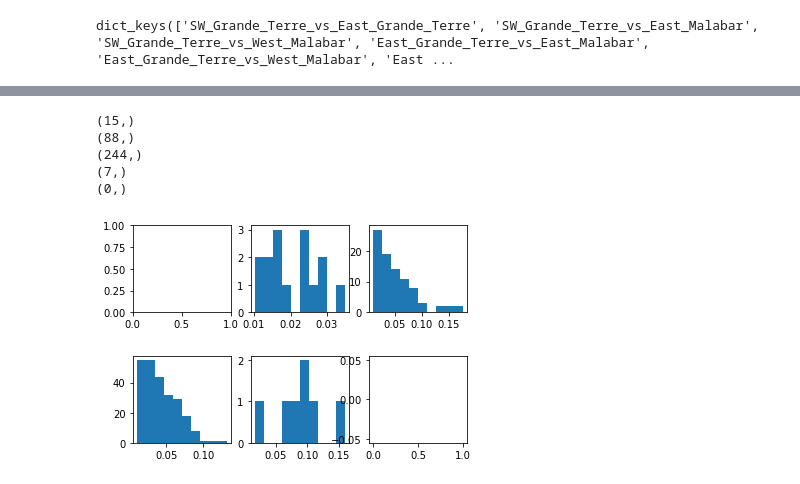
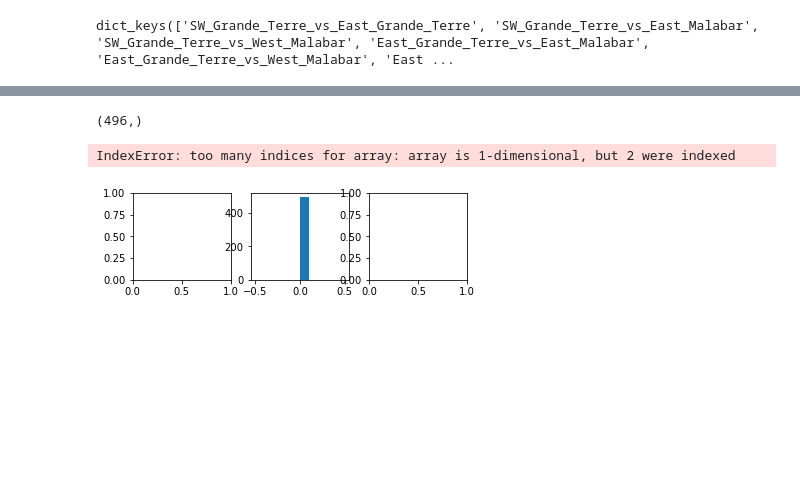
Before and after one commit to uzelkerem/AGT_Population, a Jupyter notebook: Untitled.ipynb, the cells around one changed output, grey strips where cells are left out. Cells and saved outputs as stored; diff of their text form; code cells hidden in the pictures; blank space fills up the shorter version.

```diff
--- a/Untitled.ipynb
+++ b/Untitled.ipynb
@@ -203,11 +196,20 @@ for i in range(0,len(combs)):
         indices_np[combs[i][0]+'_vs_'+combs[i][1]].append(element_srt) # element is the pair of IDa vs IDb such as 1x143
 
         temp_idx=np.where((pair_ids[:,0] == int(element_srt[0])) & (pair_ids[:,1] == int(element_srt[1])))
-        values_np[combs[i][0]+'_vs_'+combs[i][1]].append(relatedness.iloc[temp_idx[0],14].to_numpy()) # 14 is to take out rab data
+        #orjinali values_np[combs[i][0]+'_vs_'+combs[i][1]].append(relatedness.iloc[temp_idx[0],14].to_numpy()) # 14 is to take out rab data
+
+        #asagi yeni ekledim
+        #print(relatedness.iloc[temp_idx[0],14].to_numpy(dtype='float16'))
+        if relatedness.iloc[temp_idx[0],14].to_numpy(dtype='float16') > 0.05:
+            values_np[combs[i][0]+'_vs_'+combs[i][1]].append(relatedness.iloc[temp_idx[0],14].to_numpy(dtype='float16'))
+        else:
+            values_np[combs[i][0]+'_vs_'+combs[i][1]].append(0)
+
+
         del temp_idx
 
-print(indices_np['East_Grande_Terre_vs_East_Malabar'][0])
-print(values_np['East_Grande_Terre_vs_East_Malabar'][0])
+print(indices_np['East_Malabar_vs_West_Malabar'][0])
+print(values_np['East_Malabar_vs_West_Malabar'][0])
 
 #print(values_np['East_Grande_Terre_vs_East_Malabar'][:])
 
@@ -216,4 +218,5 @@ print(values_np['East_Grande_Terre_vs_East_Malabar'][0])
 deneme=np.asarray(values_np['East_Grande_Terre_vs_East_Malabar'])
 
 #print(deneme)
+print(indices_np['East_Malabar_vs_West_Malabar'])
 # %% [output]
@@ -243,40 +405,37 @@ plt.subplots_adjust(hspace=0.5)
 #fig, axs = plt.subplots(2, 3, sharex='col', sharey='row')
 
 # loop through the length of tickers and keep track of index
 for i, key in enumerate(values_np.keys()):
     temp_data=np.asarray(values_np[key])
-    temp_data = temp_data[ (temp_data >= 0.01)]
+    #temp_data = temp_data[ (temp_data >= 0.01)]
 
     ax = plt.subplot(2, 3, i + 1)
     if i>=1:
         ax.hist(temp_data)
         print(temp_data.shape)
       #  print(temp_data)
 
     # add a new subplot iteratively
     # filter df and plot ticker on the new subplot axis
   #  plt.hist(np.asarray(values_np[key]),bins=10)
 
 
 
 
     # chart formatting
 #    plt.set_title(values_np[key])
    # ax.get_legend().remove()
   #  ax.set_xlabel("")
 
 #plt.show()
 #for loop to convert lists into arrays
 #for i in values_np.keys():
 #    temp_array=np.asarray(values_np[i])
 #    plt.hist(temp_array,bins=10)
 # %% [output]
-(15,)
-(88,)
-(244,)
-(7,)
-(0,)
+(496,)
+IndexError: too many indices for array: array is 1-dimensional, but 2 were indexed
-[figure, old version]
+[figure, new version]
 # %%
 relatedness= pd.read_csv("deneme_rm1_20_m05.txt", sep='\t', header=None)
 print(relatedness.head(2))
```
Also changed, not shown: parts of 9 cells of this notebook, 1 other file.
